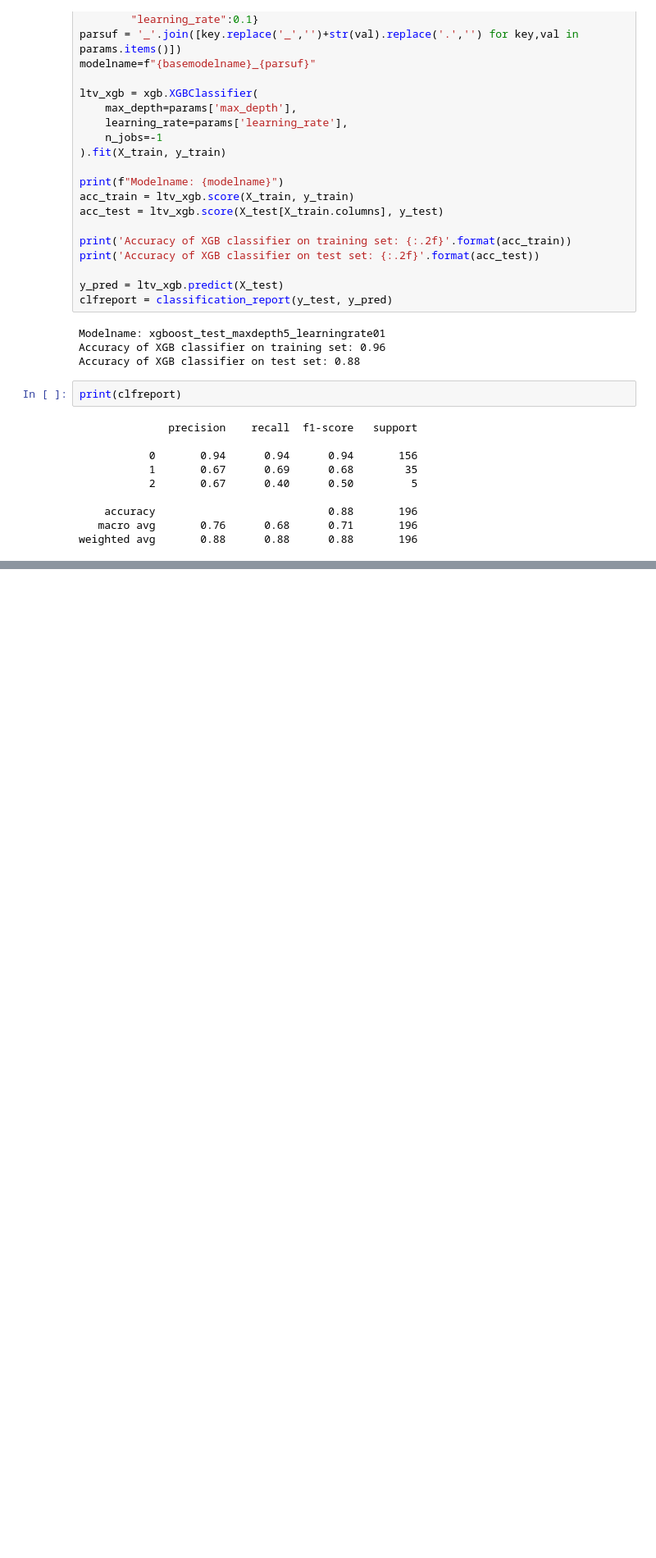
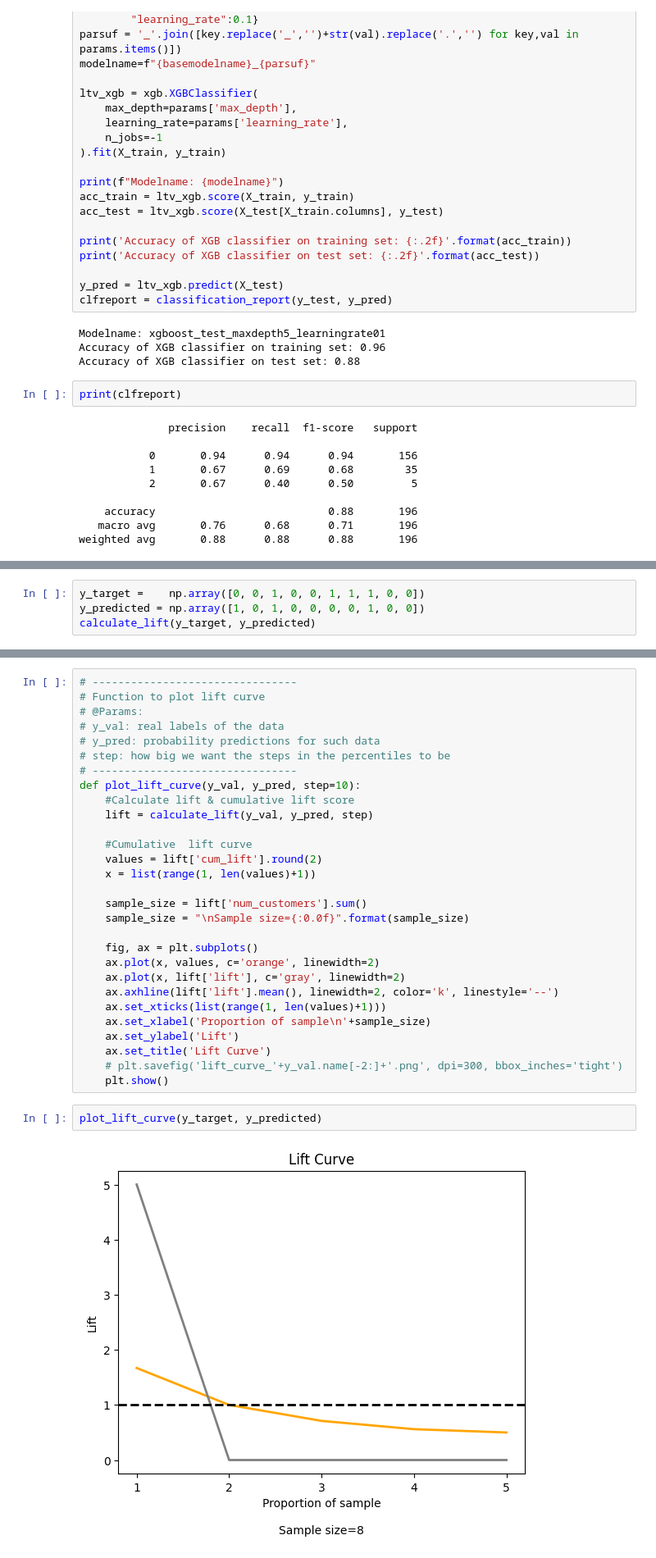
Before and after one commit to OnurKerimoglu/ML-sandbox, a Jupyter notebook: mlflow/examples/CLV/CLV_prediction.ipynb, the cells around one changed output, grey strips where cells are left out. Shown at 82% size. Drawn from its saved outputs; the diff is of its cells as text; blank space fills up the shorter version.

Commit message:
mlfow/examples/Customer_Scoring: further systematized, introduced mlflow version

```diff
--- a/mlflow/examples/CLV/CLV_prediction.ipynb
+++ b/mlflow/examples/CLV/CLV_prediction.ipynb
@@ -169,0 +242,4 @@ weighted avg       0.88      0.88      0.88       196
+# %%
+y_target =    np.array([0, 0, 1, 0, 0, 1, 1, 1, 0, 0])
+y_predicted = np.array([1, 0, 1, 0, 0, 0, 0, 1, 0, 0])
+calculate_lift(y_target, y_predicted)
@@ -169,0 +254,33 @@ weighted avg       0.88      0.88      0.88       196
+# %%
+# --------------------------------
+# Function to plot lift curve
+# @Params:
+# y_val: real labels of the data
+# y_pred: probability predictions for such data
+# step: how big we want the steps in the percentiles to be
+# --------------------------------
+def plot_lift_curve(y_val, y_pred, step=10):
+    #Calculate lift & cumulative lift score
+    lift = calculate_lift(y_val, y_pred, step)
+
+    #Cumulative  lift curve
+    values = lift['cum_lift'].round(2)
+    x = list(range(1, len(values)+1))
+
+    sample_size = lift['num_customers'].sum()
+    sample_size = "\nSample size={:0.0f}".format(sample_size)
+
+    fig, ax = plt.subplots()
+    ax.plot(x, values, c='orange', linewidth=2)
+    ax.plot(x, lift['lift'], c='gray', linewidth=2)
+    ax.axhline(lift['lift'].mean(), linewidth=2, color='k', linestyle='--')
+    ax.set_xticks(list(range(1, len(values)+1)))
+    ax.set_xlabel('Proportion of sample\n'+sample_size)
+    ax.set_ylabel('Lift')
+    ax.set_title('Lift Curve')
+    # plt.savefig('lift_curve_'+y_val.name[-2:]+'.png', dpi=300, bbox_inches='tight')
+    plt.show()
+# %%
+plot_lift_curve(y_target, y_predicted)
+# %% [output]
+[figure, added]
```
Also changed, not shown: parts of 7 cells of this notebook, 3 other files.
